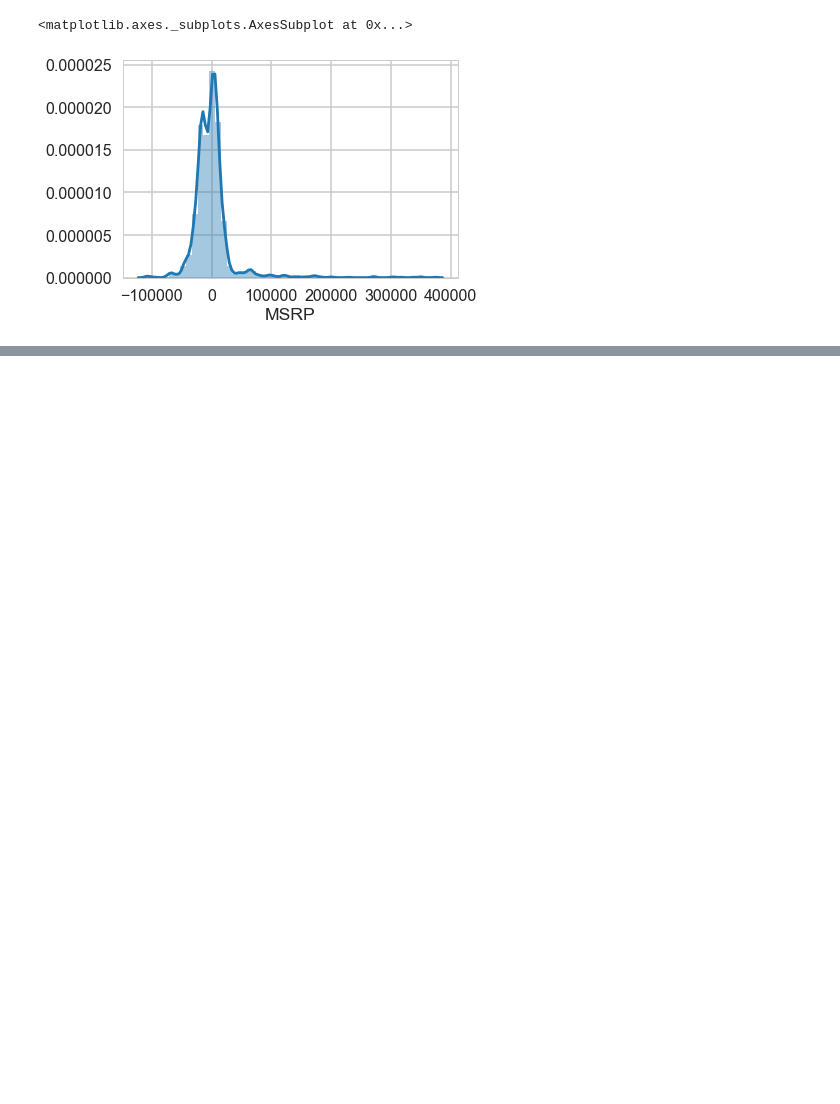
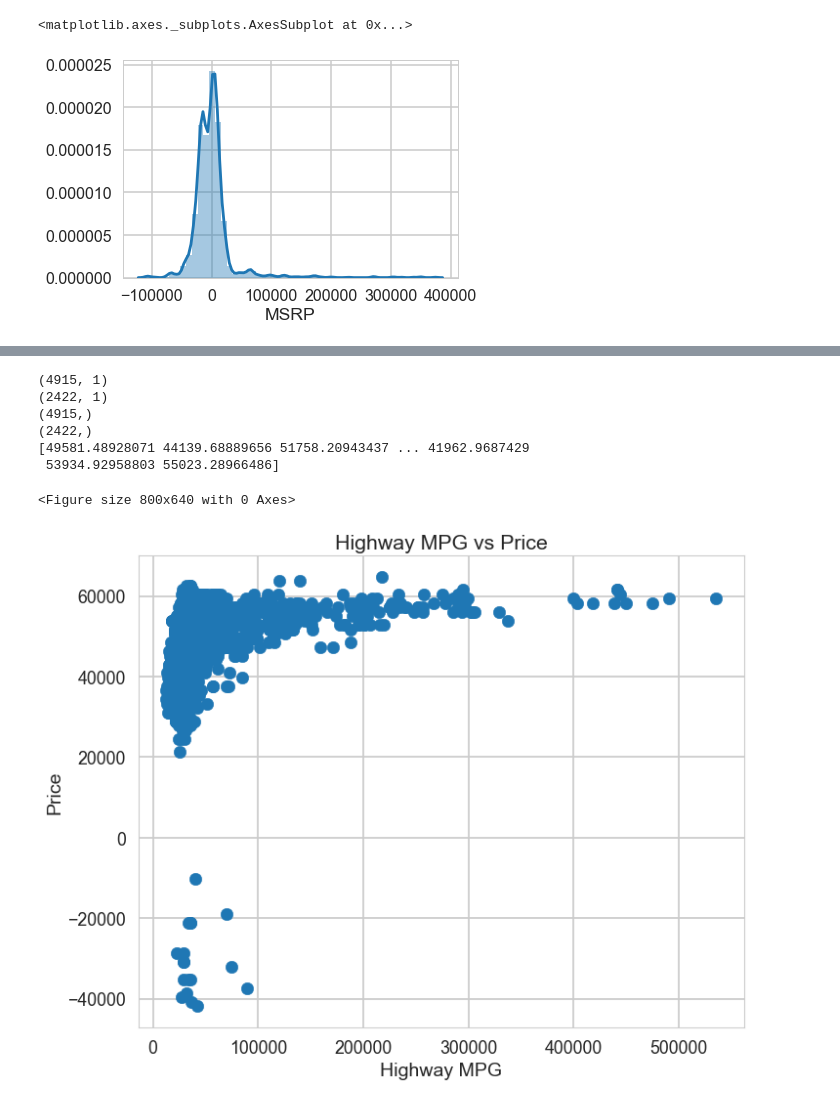
Before and after one commit to pujakb/ML, a Jupyter notebook: LR/LinearRegression.ipynb, the cells around one changed output, grey strips where cells are left out. Cells and saved outputs as stored; diff of their text form; code cells hidden in the pictures; blank space fills up the shorter version.

```diff
--- a/LR/LinearRegression.ipynb
+++ b/LR/LinearRegression.ipynb
@@ -313,0 +309,48 @@ RMSE: 34198.29706169313
+# %%
+# LR : Highway MPG Vs Price
+
+col4 = ['highway MPG','MSRP']
+df4 = kmeans_data[col4]
+df4.head(8)
+
+import sklearn.cross_validation
+sklearn.model_selection.train_test_split
+
+X = df4.drop('MSRP', axis = 1)
+Y = df4['MSRP']
+
+
+X_train, X_test, Y_train, Y_test = sklearn.cross_validation.train_test_split(X, Y, test_size = 0.33, random_state = 5)
+print(X_train.shape)
+print(X_test.shape)
+print(Y_train.shape)
+print(Y_test.shape)
+
+from matplotlib.pyplot import figure
+
+figure(num=None, figsize=(10, 8), dpi=80, facecolor='w', edgecolor='k')
+from sklearn.linear_model import LinearRegression
+
+lm = LinearRegression()
+lm.fit(X_train, Y_train)
+
+Y_pred = lm.predict(X_test)
+print(Y_pred)
+
+from matplotlib.pyplot import figure
+
+figure(num=None, figsize=(10, 8), dpi=80, facecolor='w', edgecolor='k')
+
+plt.scatter(Y_test, Y_pred)
+plt.xlabel("Highway MPG")
+plt.ylabel("Price")
+plt.title("Highway MPG vs Price");
+# %% [output]
+(4915, 1)
+(2422, 1)
+(4915,)
+(2422,)
+[49581.48928071 44139.68889656 51758.20943437 ... 41962.9687429
+ 53934.92958803 55023.28966486]
+<Figure size 800x640 with 0 Axes>
+[figure, added]
```
Also changed, not shown: parts of 15 cells of this notebook.
